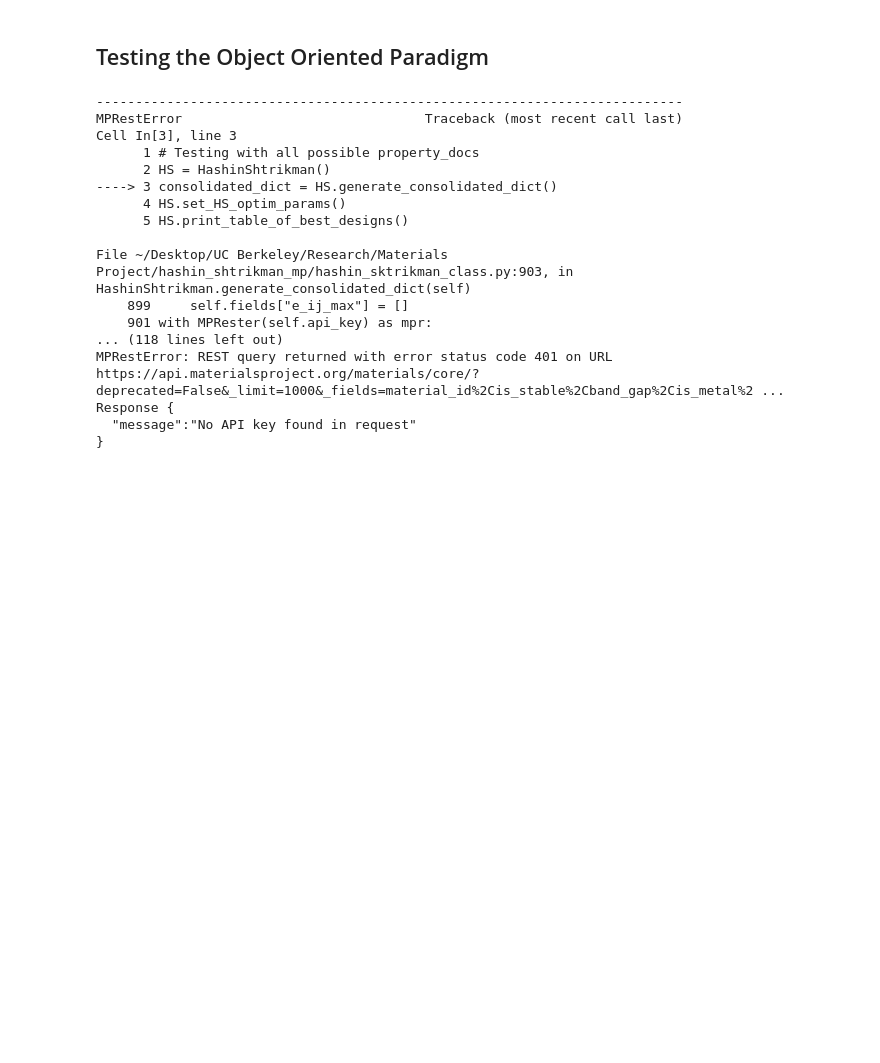
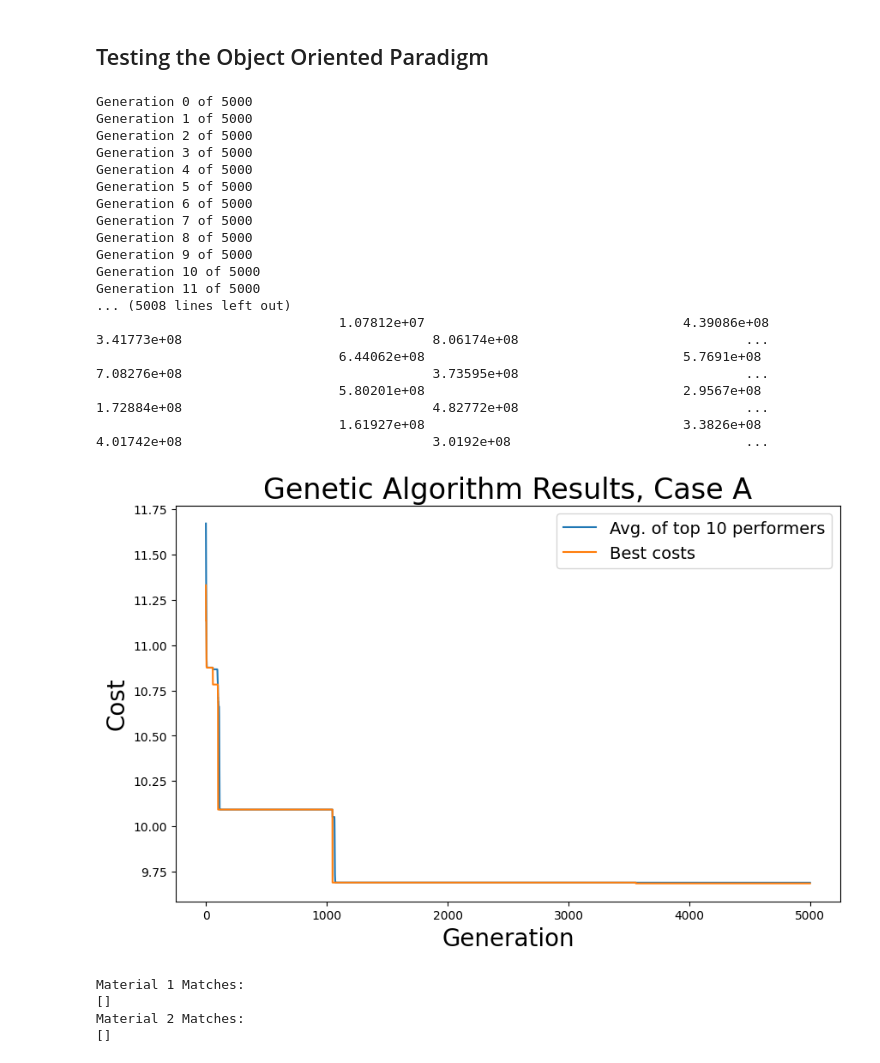
Before and after one commit to carlacupcake/hashin_shtrikman_mp, a Jupyter notebook: oop_test.ipynb, the cells around one changed output. Saved outputs shown, nothing was run; the diff lists cells and outputs as text; code cells hidden in the pictures; blank space fills up the shorter version.

Commit message:
material matching tested and working in oop ipynb with mini test final_dict

```diff
--- a/oop_test.ipynb
+++ b/oop_test.ipynb
@@ -52,35 +19,43 @@ user_input = UserInput(include_carrier_transport = True,
+# %%
+# Testing with all possible property_docs
+HS = HashinShtrikman(api_key="uJpFxJJGKCSp9s1shwg9HmDuNjCDfWbM")
+#consolidated_dict = HS.generate_final_dict(total_docs=50)
 # %%
 # Testing with all possible property_docs
-HS = HashinShtrikman()
-consolidated_dict = HS.generate_consolidated_dict()
 HS.set_HS_optim_params()
 HS.print_table_of_best_designs()
 HS.plot_optimization_results()
-
 mat_1_ids, mat_2_ids = HS.get_material_matches()
 
 print("Material 1 Matches:")
 print(mat_1_ids)
 print("Material 2 Matches:")
 print(mat_2_ids)
+
+# TODO Go back and edits lines 287-289 in hashin_shtrikman_class.py !!!
 # %% [output]
----------------------------------------------------------------------------
-MPRestError                               Traceback (most recent call last)
-Cell In[3], line 3
-      1 # Testing with all possible property_docs
-      2 HS = HashinShtrikman()
-----> 3 consolidated_dict = HS.generate_consolidated_dict()
-      4 HS.set_HS_optim_params()
-      5 HS.print_table_of_best_designs()
-
-File ~/Desktop/UC Berkeley/Research/Materials Project/hashin_shtrikman_mp/hashin_sktrikman_class.py:903, in HashinShtrikman.generate_consolidated_dict(self)
-    899     self.fields["e_ij_max"] = []
-    901 with MPRester(self.api_key) as mpr:
-... (118 lines left out)
-MPRestError: REST query returned with error status code 401 on URL https://api.materialsproject.org/materials/core/?deprecated=False&_limit=1000&_fields=material_id%2Cis_stable%2Cband_gap%2Cis_metal%2 ...
-Response {
-  "message":"No API key found in request"
-}
+Generation 0 of 5000
+Generation 1 of 5000
+Generation 2 of 5000
+Generation 3 of 5000
+Generation 4 of 5000
+Generation 5 of 5000
+Generation 6 of 5000
+Generation 7 of 5000
+Generation 8 of 5000
+Generation 9 of 5000
+Generation 10 of 5000
+Generation 11 of 5000
+... (5008 lines left out)
+                               1.07812e+07                                 4.39086e+08                                3.41773e+08                                8.06174e+08                             ...
+                               6.44062e+08                                 5.7691e+08                                 7.08276e+08                                3.73595e+08                             ...
+                               5.80201e+08                                 2.9567e+08                                 1.72884e+08                                4.82772e+08                             ...
+                               1.61927e+08                                 3.3826e+08                                 4.01742e+08                                3.0192e+08                              ...
+[figure, added]
+Material 1 Matches:
+[]
+Material 2 Matches:
+[]
 # %%
 # Testing with subset of possible property_docs
 api_key="uJpFxJJGKCSp9s1shwg9HmDuNjCDfWbM"
```
Also changed, not shown: parts of 5 cells of this notebook, 8 other files.
